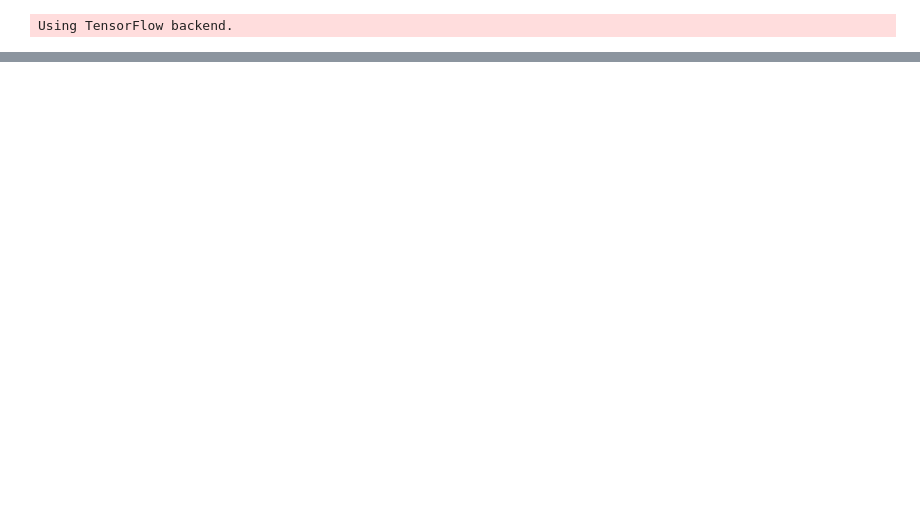
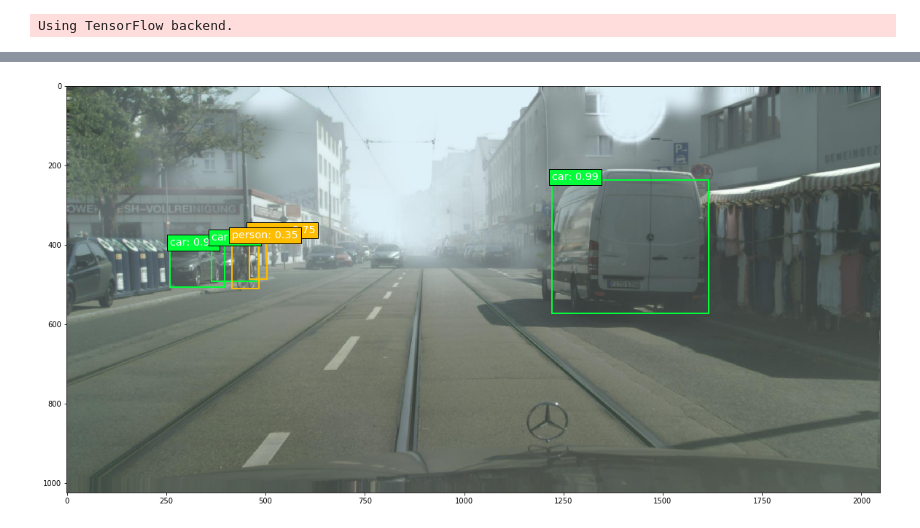
Before and after one commit to zhiqiangwan/LLFDA, a Jupyter notebook: src/ssd300_siamese_evaluation.ipynb, the cells around one changed output, grey strips where cells are left out. Cells and saved outputs as stored; diff of their text form; code cells hidden in the pictures; blank space fills up the shorter version.

```diff
--- a/src/ssd300_siamese_evaluation.ipynb
+++ b/src/ssd300_siamese_evaluation.ipynb
@@ -364,0 +470,94 @@ car           AP    0.272
+# %%
+# Make predictions:
+# 1: Set the generator for the predictions.
+
+# For the test generator:
+from data_generator.object_detection_2d_geometric_ops import Resize
+from data_generator.object_detection_2d_photometric_ops import ConvertTo3Channels
+from data_generator.object_detection_2d_misc_utils import apply_inverse_transforms
+
+# First convert the input image to 3 channels and size img_height X img_width
+# Also, convert the groundtruth bounding box
+# Remember, if you want to visualize the predicted box on the original image,
+# you need to apply the corresponding reverse transformation.
+convert_to_3_channels = ConvertTo3Channels()
+resize = Resize(height=img_height, width=img_width)
+
+test_generator = val_dataset.generate(batch_size=batch_size,
+                                        shuffle=False,
+                                        transformations=[convert_to_3_channels,
+                                                         resize],
+                                        label_encoder=None,
+                                        returns={'processed_images',
+                                                 'filenames',
+                                                 'inverse_transform',
+                                                 'original_images',
+                                                 'original_labels'},
+                                        keep_images_without_gt=False)
+
+# test_dataset_size = test_generator.get_dataset_size()
+# print("Number of images in the test dataset:\t{:>6}".format(test_dataset_size))
+
+# 2: Generate samples.
+# The order of these returned items are not determined by the keys in returns in the previous cell,
+# but by the order defined in DataGenerator.generate()
+batch_images, batch_filenames, batch_inverse_transforms, batch_original_images, batch_original_labels = next(test_generator)
+
+i = 4 # Which batch item to look at
+print("Image:", batch_filenames[i])
+print()
+print("Ground truth boxes:\n")
+print(np.array(batch_original_labels[i]))
+
+# 3: Make predictions.
+y_pred = model.predict(batch_images)
+
+# 4: Convert the predictions for the original image.
+
+y_pred_decoded_inv = apply_inverse_transforms(y_pred, batch_inverse_transforms)
+
+np.set_printoptions(precision=2, suppress=True, linewidth=90)
+print("Predicted boxes:\n")
+print('   class   conf xmin   ymin   xmax   ymax')
+print(y_pred_decoded_inv[i])
+
+# 5: Draw the predicted boxes onto the image
+
+# Set the colors for the bounding boxes
+colors = plt.cm.hsv(np.linspace(0, 1, n_classes+1)).tolist()
+
+plt.figure(figsize=(20,12))
+plt.imshow(batch_original_images[i])
+
+current_axis = plt.gca()
+
+#     for box in batch_original_labels[i]:
+#         xmin = box[1]
+#         ymin = box[2]
+#         xmax = box[3]
+#         ymax = box[4]
+#         label = '{}'.format(classes[int(box[0])])
+#         current_axis.add_patch(plt.Rectangle((xmin, ymin), xmax-xmin, ymax-ymin, color='green', fill=False, linewidth=2))
+#         current_axis.text(xmin, ymin, label, size='x-large', color='white', bbox={'facecolor':'green', 'alpha': 1.0})
+
+good_prediction = [val for val in y_pred_decoded_inv[i] if val[1] > 0.3 ]  # confidence_thresh
+
+for box in good_prediction:
+    xmin = box[2]
+    ymin = box[3]
+    xmax = box[4]
+    ymax = box[5]
+    color = colors[int(box[0])]
+    label = '{}: {:.2f}'.format(classes[int(box[0])], box[1])
+    current_axis.add_patch(plt.Rectangle((xmin, ymin), xmax-xmin, ymax-ymin, color=color, fill=False, linewidth=2))
+    current_axis.text(xmin, ymin, label, size='x-large', color='white', bbox={'facecolor': color, 'alpha':1.0})
+# for box in y_pred_decoded_inv[i]:
+#     xmin = box[2]
+#     ymin = box[3]
+#     xmax = box[4]
+#     ymax = box[5]
+#     color = colors[int(box[0])]
+#     label = '{}: {:.2f}'.format(classes[int(box[0])], box[1])
+#     current_axis.add_patch(plt.Rectangle((xmin, ymin), xmax-xmin, ymax-ymin, color=color, fill=False, linewidth=2))
+#     current_axis.text(xmin, ymin, label, size='x-large', color='white', bbox={'facecolor':color, 'alpha':1.0})
+# %% [output]
@@ -364,0 +581 @@ car           AP    0.272
+[figure, added]
```
Also changed, not shown: parts of 5 cells of this notebook, 12 other files.
